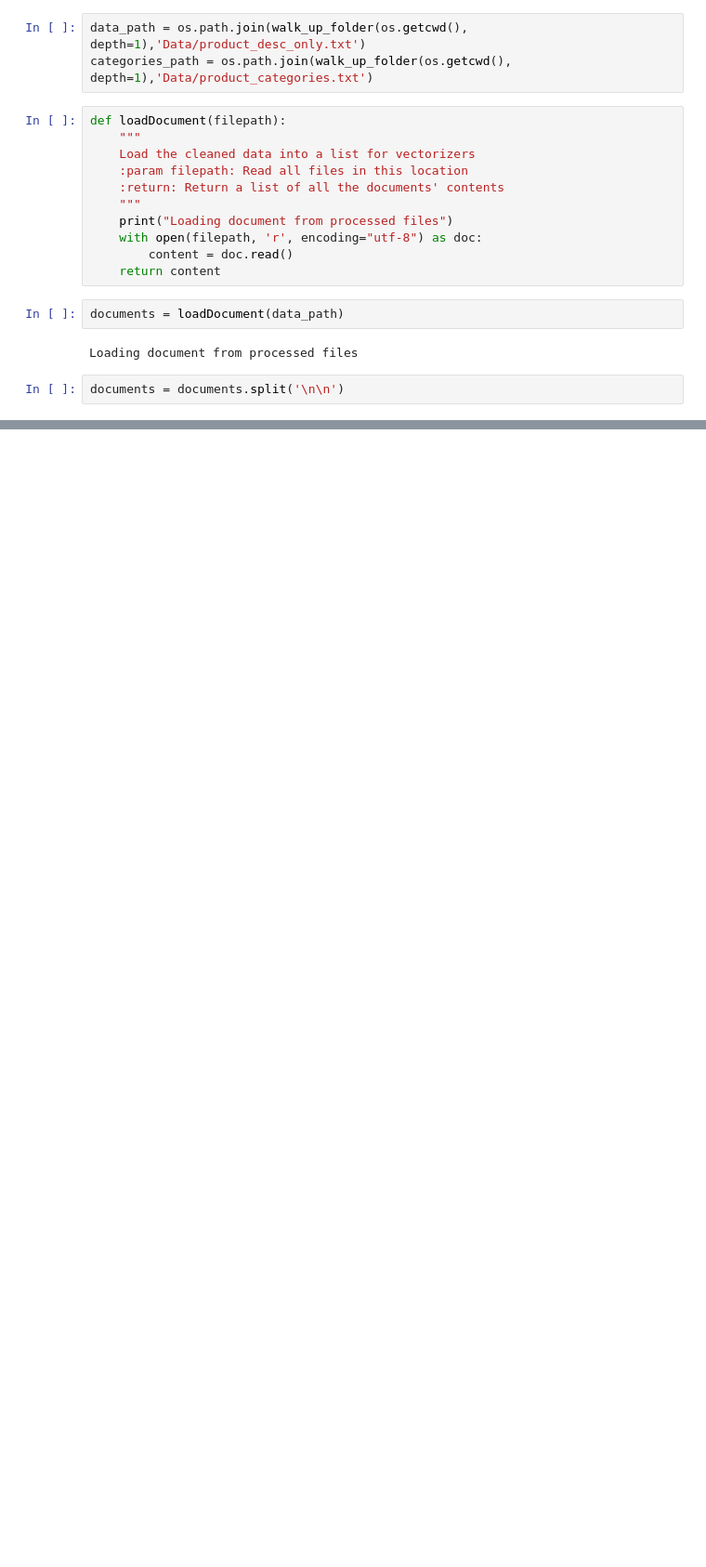
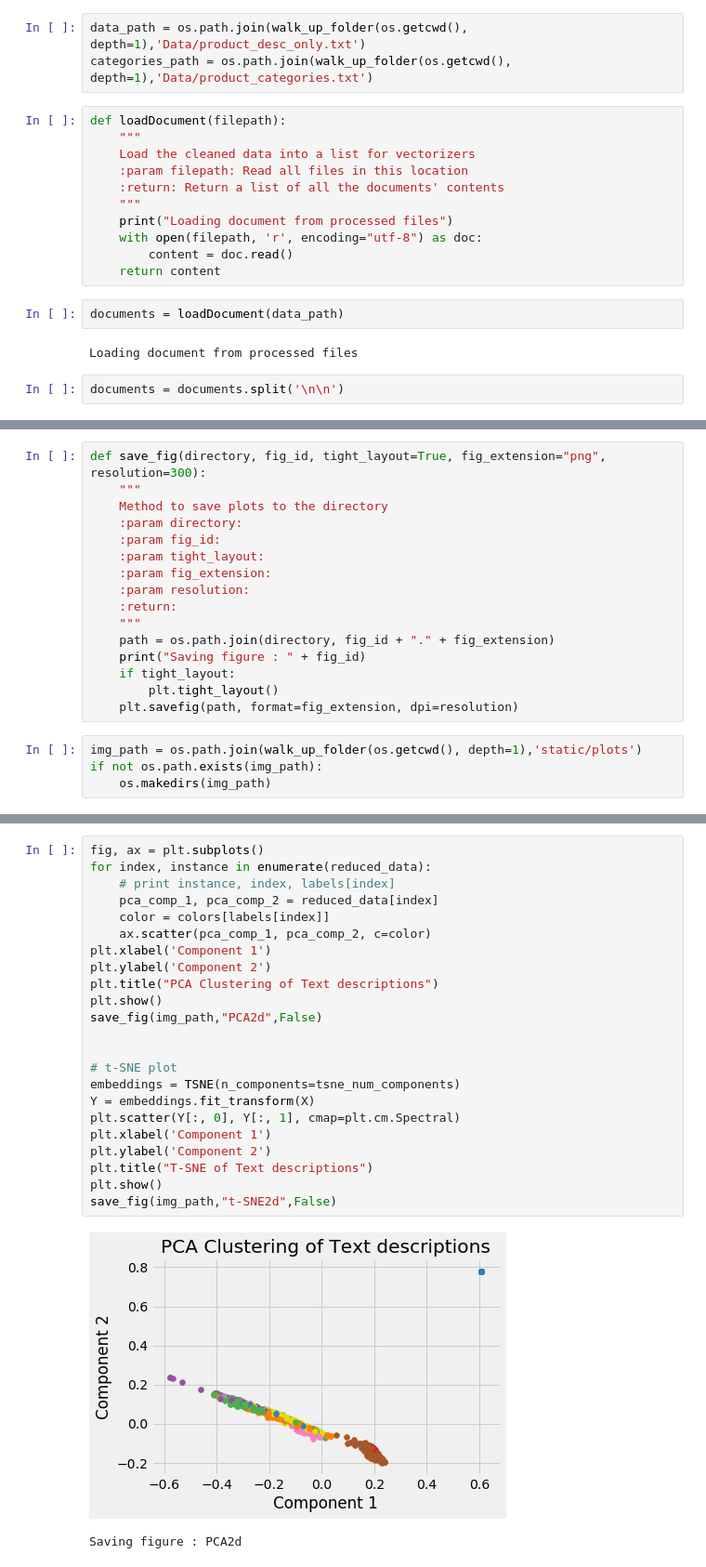
Before and after one commit to snknitin/Product-Classification-Challenge, a Jupyter notebook: Text_features.ipynb, the cells around one changed output, grey strips where cells are left out. Shown: that part at 93% size. Cells and saved outputs as stored; diff of their text form; blank space fills up the shorter version.

```diff
--- a/Text_features.ipynb
+++ b/Text_features.ipynb
@@ -73,0 +315,20 @@ tf_vectorizer = CountVectorizer(max_df=0.95, min_df=2, max_features=vocab_size,
+# %%
+def save_fig(directory, fig_id, tight_layout=True, fig_extension="png", resolution=300):
+    """
+    Method to save plots to the directory
+    :param directory:
+    :param fig_id:
+    :param tight_layout:
+    :param fig_extension:
+    :param resolution:
+    :return:
+    """
+    path = os.path.join(directory, fig_id + "." + fig_extension)
+    print("Saving figure : " + fig_id)
+    if tight_layout:
+        plt.tight_layout()
+    plt.savefig(path, format=fig_extension, dpi=resolution)
+# %%
+img_path = os.path.join(walk_up_folder(os.getcwd(), depth=1),'static/plots')
+if not os.path.exists(img_path):
+    os.makedirs(img_path)
@@ -73,0 +368,26 @@ tf_vectorizer = CountVectorizer(max_df=0.95, min_df=2, max_features=vocab_size,
+# %%
+fig, ax = plt.subplots()
+for index, instance in enumerate(reduced_data):
+    # print instance, index, labels[index]
+    pca_comp_1, pca_comp_2 = reduced_data[index]
+    color = colors[labels[index]]
+    ax.scatter(pca_comp_1, pca_comp_2, c=color)
+plt.xlabel('Component 1')
+plt.ylabel('Component 2')
+plt.title("PCA Clustering of Text descriptions")
+plt.show()
+save_fig(img_path,"PCA2d",False)
+
+
+# t-SNE plot
+embeddings = TSNE(n_components=tsne_num_components)
+Y = embeddings.fit_transform(X)
+plt.scatter(Y[:, 0], Y[:, 1], cmap=plt.cm.Spectral)
+plt.xlabel('Component 1')
+plt.ylabel('Component 2')
+plt.title("T-SNE of Text descriptions")
+plt.show()
+save_fig(img_path,"t-SNE2d",False)
+# %% [output]
+[figure, added]
+Saving figure : PCA2d
```
Also changed, not shown: parts of 34 cells of this notebook.
